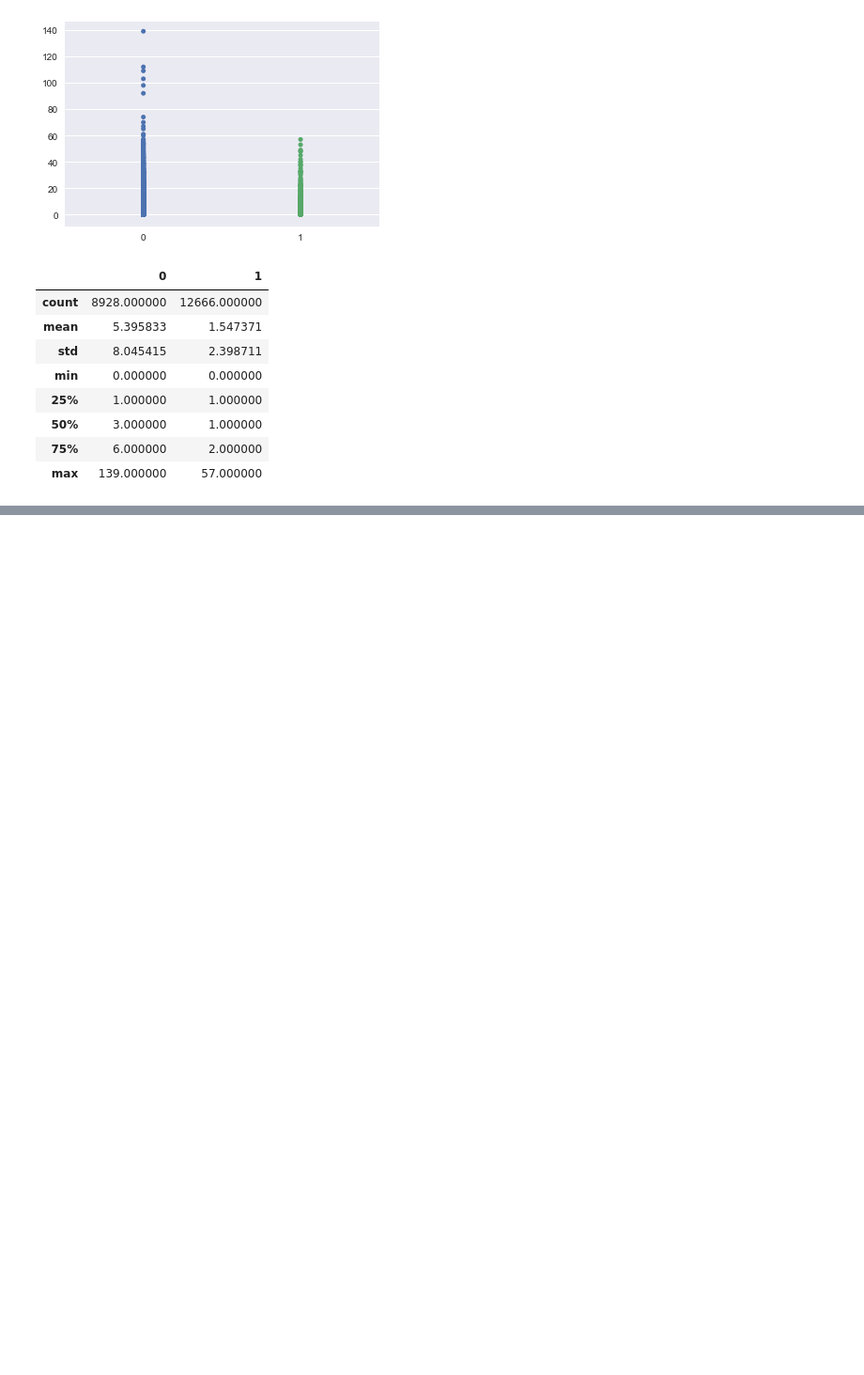
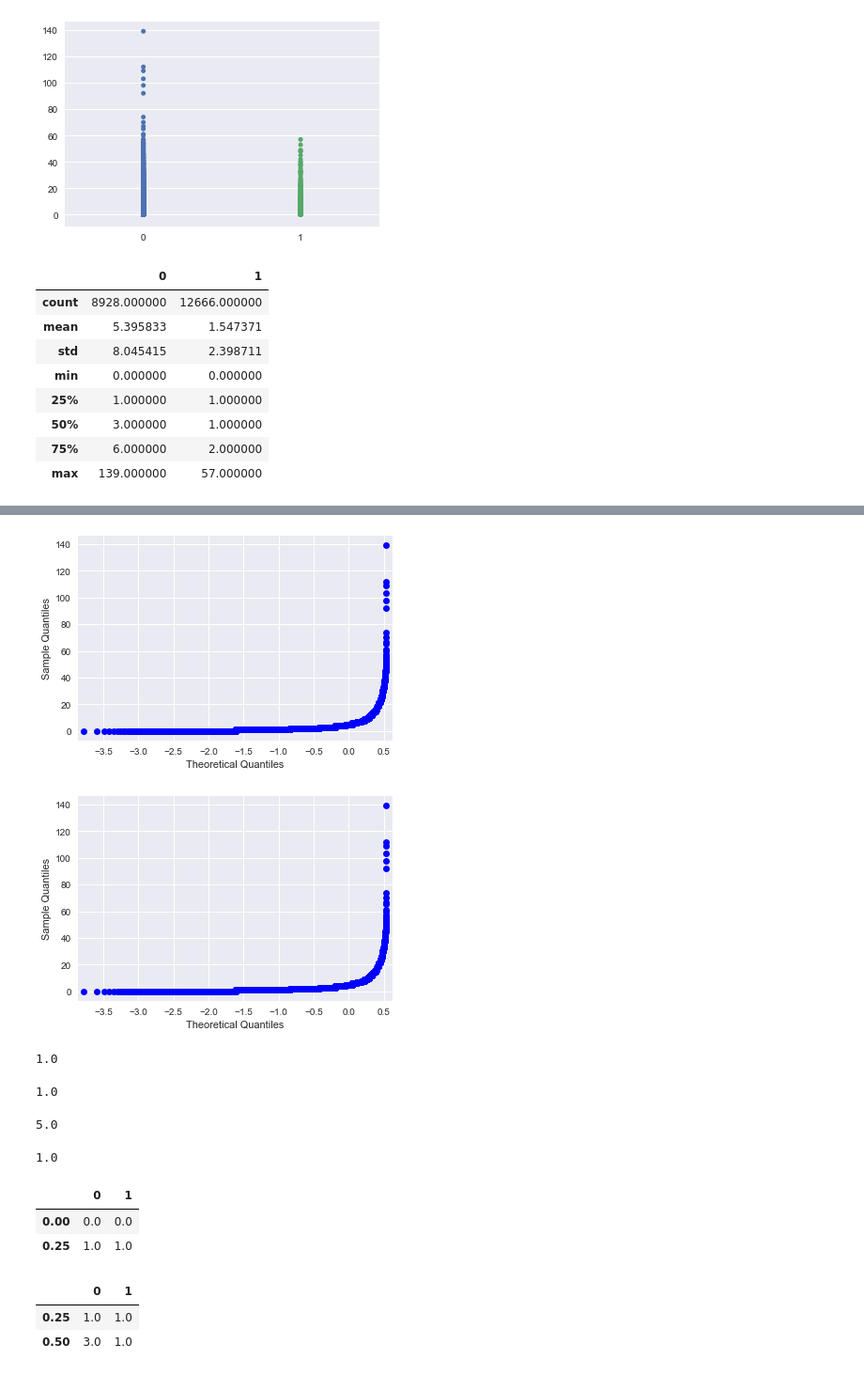
Before and after one commit to babinyurii/apobec, a Jupyter notebook: apobec_counting_mutation_rate.ipynb, the cells around one changed output, grey strips where cells are left out. Shown at 94% size. Saved outputs shown, nothing was run; the diff lists cells and outputs as text; code cells hidden in the pictures; blank space fills up the shorter version.

Commit message:
qqplot

```diff
--- a/apobec_counting_mutation_rate.ipynb
+++ b/apobec_counting_mutation_rate.ipynb
@@ -245,0 +294,33 @@ df.describe()
+# %%
+qqplot(df[0], line='s')
+# %% [output]
+[figure, added]
+[figure, added]
+# %%
+mode(sample)
+# %% [output]
+1.0
+# %%
+mode(sample_1)
+# %% [output]
+1.0
+# %%
+median(sample)
+# %% [output]
+5.0
+# %%
+median(sample_1)
+# %% [output]
+1.0
+# %%
+df.quantile([0.0, 0.25])
+# %% [output]
+|  | 0 | 1 |
+| 0.00 | 0.0 | 0.0 |
+| 0.25 | 1.0 | 1.0 |
+# %%
+df.quantile([0.25, 0.5])
+# %% [output]
+|  | 0 | 1 |
+| 0.25 | 1.0 | 1.0 |
+| 0.50 | 3.0 | 1.0 |
```
Also changed, not shown: parts of 16 cells of this notebook.
